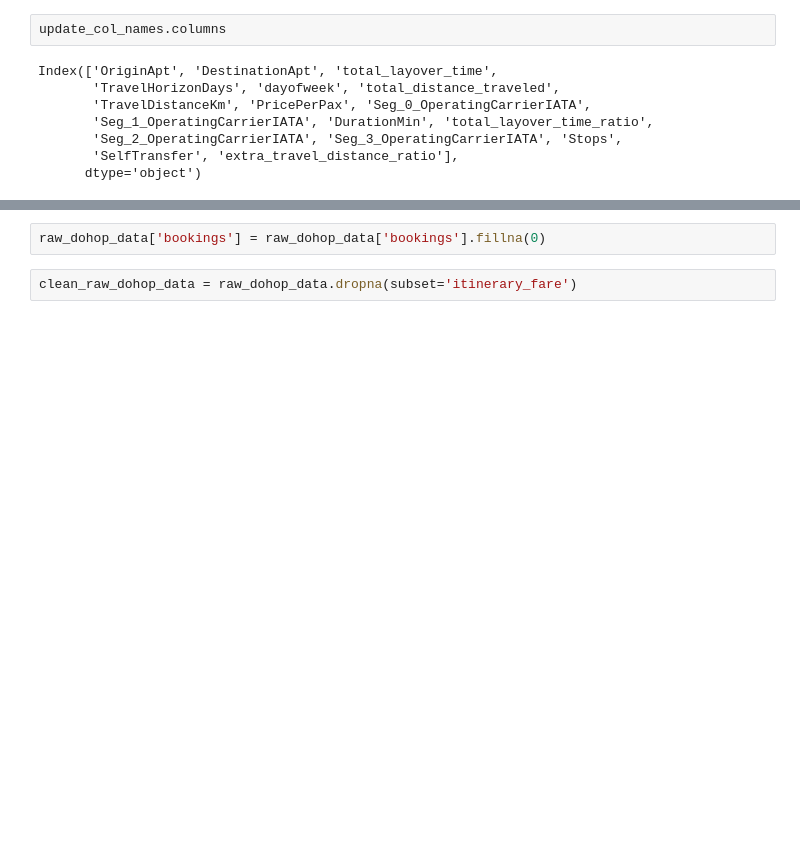
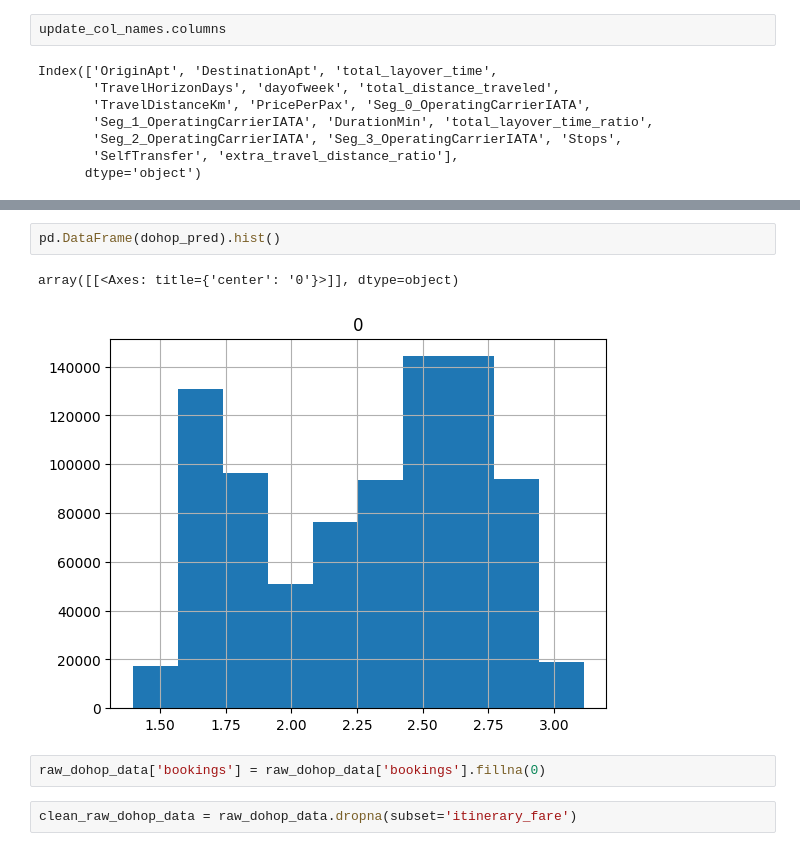
Before and after one commit to LaGenace/OptiFlyAi, a Jupyter notebook: Notebooks/ant_december_model.ipynb, the cells around one changed output, grey strips where cells are left out. Cells and saved outputs as stored; diff of their text form; blank space fills up the shorter version.

```diff
--- a/Notebooks/ant_december_model.ipynb
+++ b/Notebooks/ant_december_model.ipynb
@@ -513,3 +569,8 @@ dohop_pred = model.predict(scaled_dohop_data)
+# %%
+pd.DataFrame(dohop_pred).hist()
+# %% [output]
+array([[<Axes: title={'center': '0'}>]], dtype=object)
+[figure, added]
 # %%
 raw_dohop_data['bookings'] = raw_dohop_data['bookings'].fillna(0)
 # %%
```
Also changed, not shown: parts of 34 cells of this notebook.
